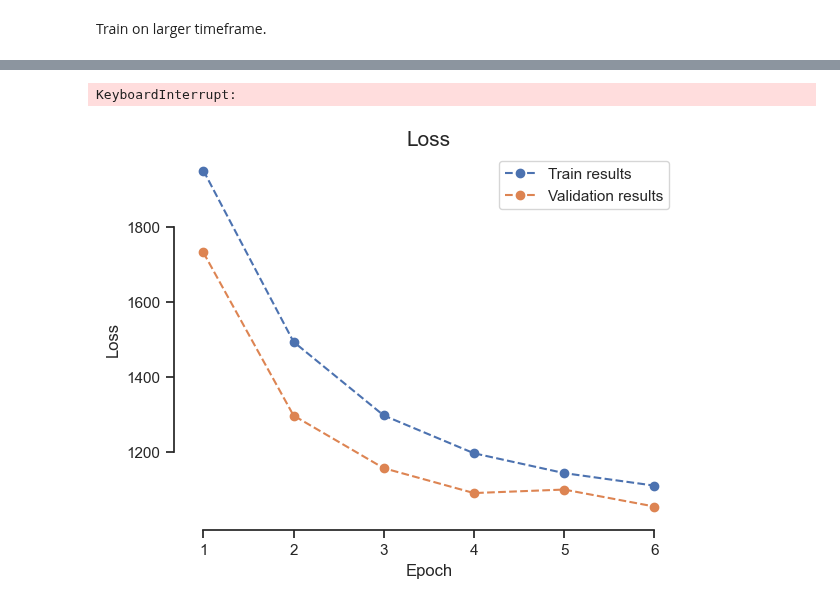
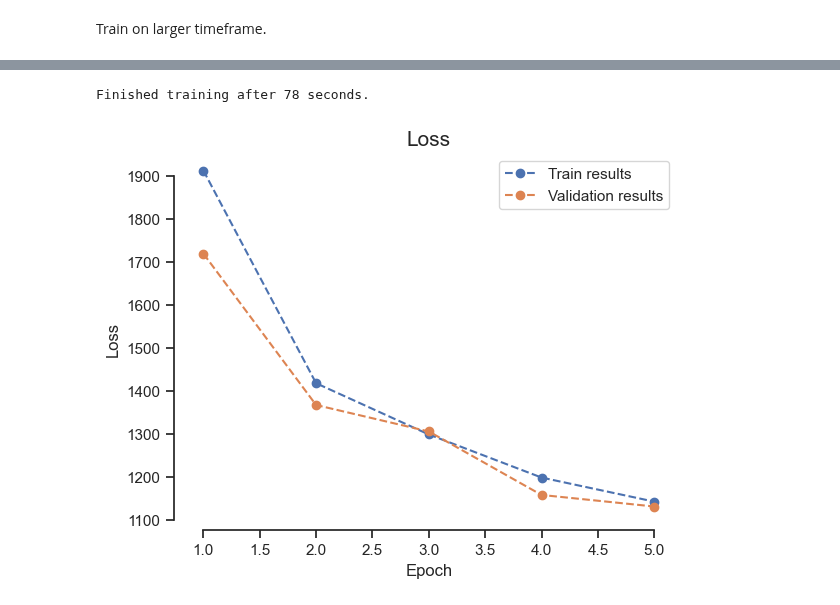
Before and after one commit to justusm00/ebc-project, a Jupyter notebook: MLP.ipynb, the cells around one changed output, grey strips where cells are left out. Saved outputs shown, nothing was run; the diff lists cells and outputs as text; code cells hidden in the pictures.

```diff
--- a/MLP.ipynb
+++ b/MLP.ipynb
@@ -309,7 +121,8 @@ optimizer = optim.Adam(model.parameters(), lr=lr)
 scheduler = ReduceLROnPlateau(optimizer, mode='min', factor=0.1, patience=10,
                               threshold=0.0001, threshold_mode='rel', cooldown=0, min_lr=0)
 
+num_epochs = 50
 
-train_losses, val_losses, train_tpes, val_tpes = run_training(model=model, optimizer=optimizer, num_epochs=num_epochs, train_dataloader=trainloader, val_dataloader=valloader,
-                                                              device=device, loss_fn=criterion, verbose=True)
+train_losses, val_losses = run_training(model=model, optimizer=optimizer, num_epochs=num_epochs, train_dataloader=trainloader, val_dataloader=valloader,
+                                                              device=device, loss_fn=criterion, patience=5, early_stopper=True, verbose=True)
 # %% [output]
@@ -318,5 +134,5 @@ train_losses, val_losses, train_tpes, val_tpes = run_training(model=model, optim
-KeyboardInterrupt:
+Finished training after 78 seconds.
-[figure, old version]
+[figure, new version]
 # %%
 # Save the model
 torch.save(model.state_dict(), 'model_saves/mlp_1.pth' )
```
Also changed, not shown: parts of 6 cells of this notebook, 1 other file.
